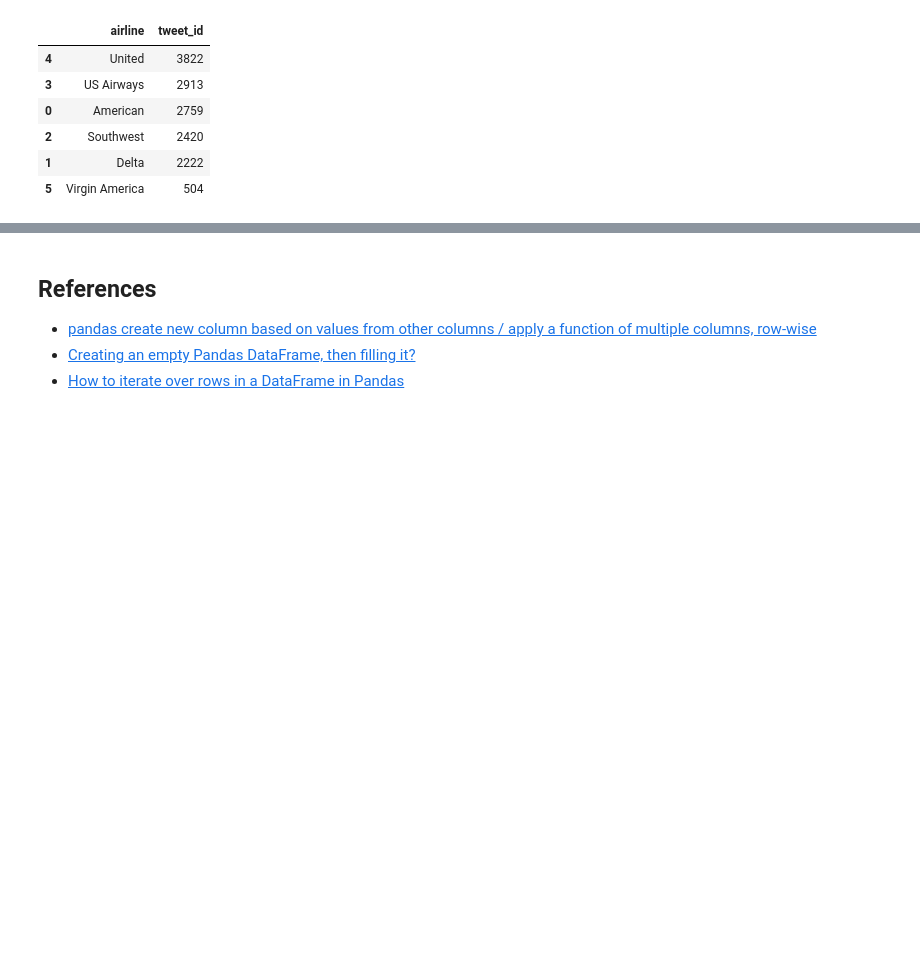
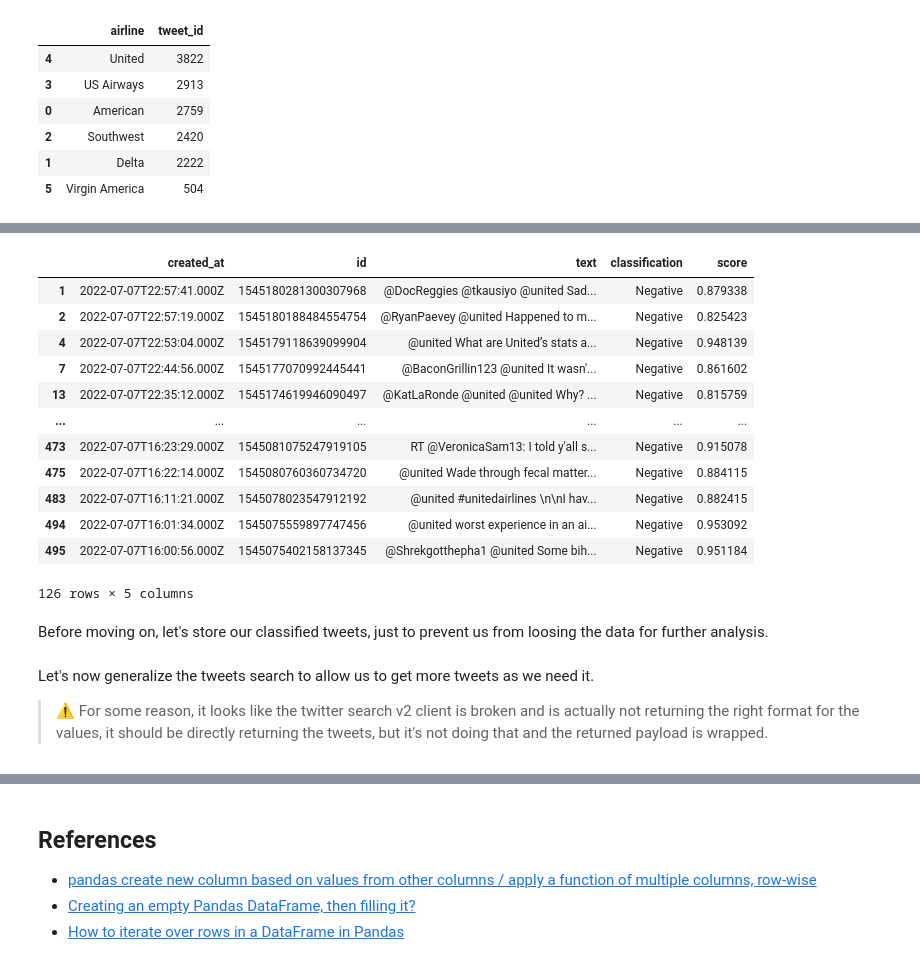
Before and after one commit to LaloLoop/SENG8080-Airline-sentiment-analysis, a Jupyter notebook: hugging-face.ipynb, the cells around one changed output, grey strips where cells are left out. Saved outputs shown, nothing was run; the diff lists cells and outputs as text; code cells hidden in the pictures; blank space fills up the shorter version.

```diff
--- a/hugging-face.ipynb
+++ b/hugging-face.ipynb
@@ -176,0 +285,22 @@ old_tweets[['airline', 'tweet_id']].groupby('airline', as_index=False).count().s
+# %%
+def display_by_label(df, label: str, score=0.8):
+    with pd.option_context('display.max_colwidth', None):
+        display(df.loc[(df['score'] > score) & (df['classification'] == label)])
+# %%
+display_by_label(united_sample_df, 'Negative')
+# %% [output]
+|  | created_at | id | text | classification | score |
+| 1 | 2022-07-07T22:57:41.000Z | 1545180281300307968 | @DocReggies @tkausiyo @united Sad... | Negative | 0.879338 |
+| 2 | 2022-07-07T22:57:19.000Z | 1545180188484554754 | @RyanPaevey @united Happened to m... | Negative | 0.825423 |
+| 4 | 2022-07-07T22:53:04.000Z | 1545179118639099904 | @united What are United’s stats a... | Negative | 0.948139 |
+| 7 | 2022-07-07T22:44:56.000Z | 1545177070992445441 | @BaconGrillin123 @united It wasn'... | Negative | 0.861602 |
+| 13 | 2022-07-07T22:35:12.000Z | 1545174619946090497 | @KatLaRonde @united @united Why? ... | Negative | 0.815759 |
+| ... | ... | ... | ... | ... | ... |
+| 473 | 2022-07-07T16:23:29.000Z | 1545081075247919105 | RT @VeronicaSam13: I told y'all s... | Negative | 0.915078 |
+| 475 | 2022-07-07T16:22:14.000Z | 1545080760360734720 | @united Wade through fecal matter... | Negative | 0.884115 |
+| 483 | 2022-07-07T16:11:21.000Z | 1545078023547912192 | @united #unitedairlines \n\nI hav... | Negative | 0.882415 |
+| 494 | 2022-07-07T16:01:34.000Z | 1545075559897747456 | @united worst experience in an ai... | Negative | 0.953092 |
+| 495 | 2022-07-07T16:00:56.000Z | 1545075402158137345 | @Shrekgotthepha1 @united Some bih... | Negative | 0.951184 |
+126 rows × 5 columns
+# %% [markdown]
+Before moving on, let's store our classified tweets, just to prevent us from loosing the data for further analysis.
@@ -176,0 +309,4 @@ old_tweets[['airline', 'tweet_id']].groupby('airline', as_index=False).count().s
+# %% [markdown]
+Let's now generalize the tweets search to allow us to get more tweets as we need it.
+
+> ⚠️ For some reason, it looks like the twitter search v2 client is broken and is actually not returning the right format for the values, it should be directly returning the tweets, but it's not doing that and the returned payload is wrapped.
```
Also changed, not shown: parts of 32 cells of this notebook, 30 other files.
